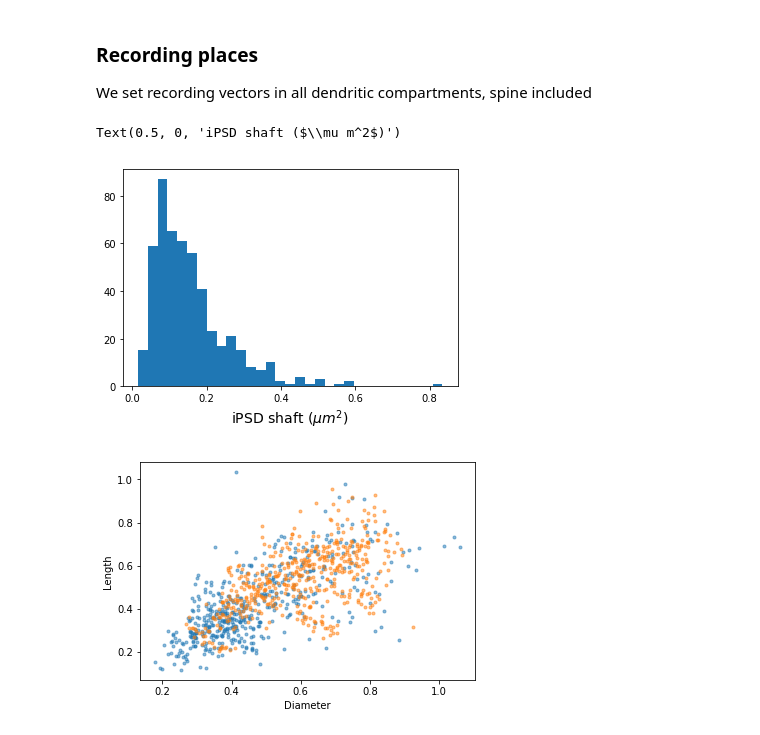
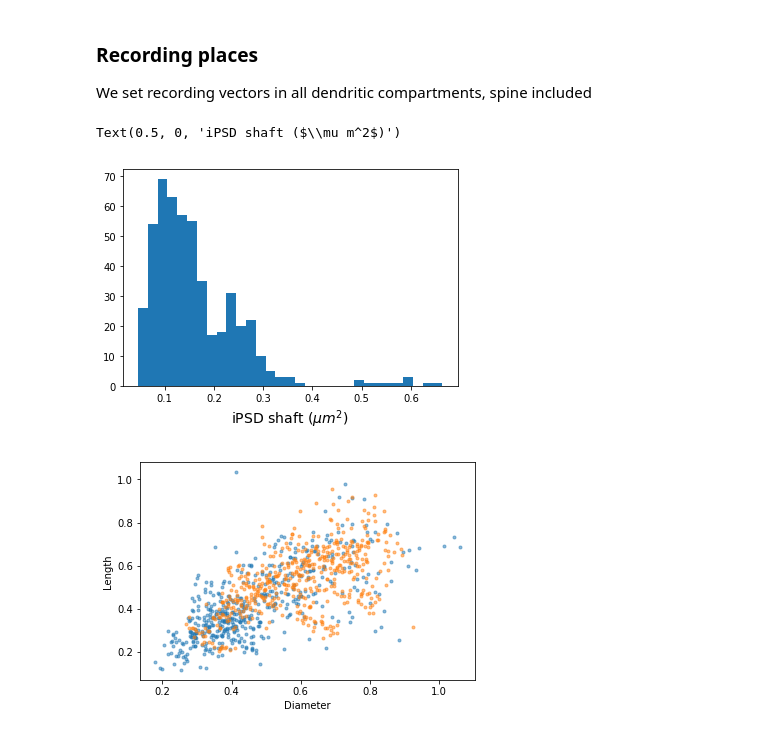
Before and after one commit to p-serna/SpineModel, a Jupyter notebook: Proper Spine Model - Inhibition.ipynb, the cells around one changed output. Drawn from its saved outputs; the diff is of its cells as text; code cells hidden in the pictures.

```diff
--- a/Proper Spine Model - Inhibition.ipynb
+++ b/Proper Spine Model - Inhibition.ipynb
@@ -95,14 +95,16 @@ sps = btset_cd(cd='Sp',size=nsp)
 # %%
 nsp = 500
 p = dataf["inh shaft"]
 iPSDsh = exp(randn(nsp)*p[1]+p[0])
 iPSDsh = exp(randn(nsp)*p[1]+p[0])
 figure()
+iPSDsh = btShInh(size=500)
+
 h = hist(iPSDsh,31)
 xlabel("iPSD shaft ($\mu m^2$)",fontsize=14)
 # %% [output]
 Text(0.5, 0, 'iPSD shaft ($\\mu m^2$)')
-[figure, old version]
+[figure, new version]
 # %%
 
 rhGABAR = 500 # Receptors/um2
```
Also changed, not shown: parts of 30 cells of this notebook, 10 other files.
